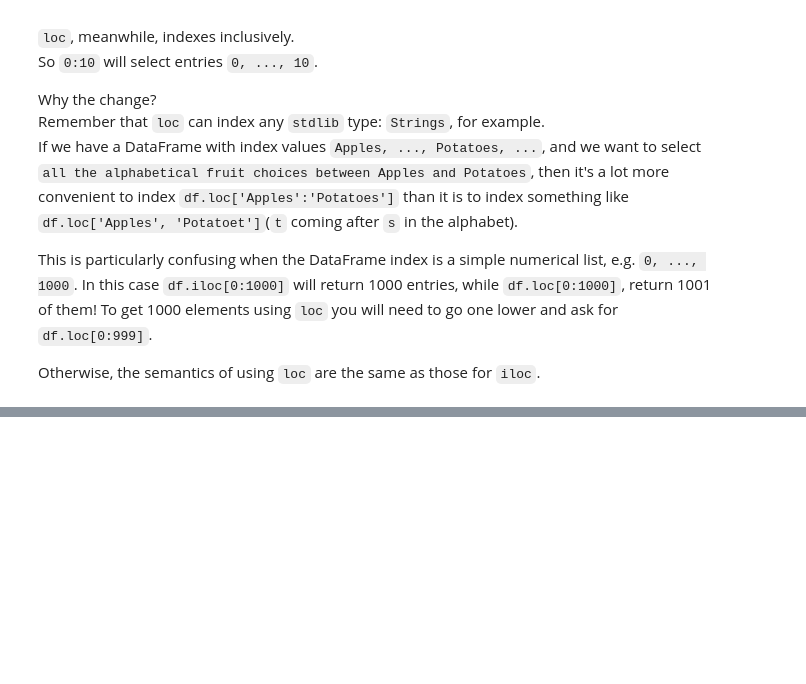
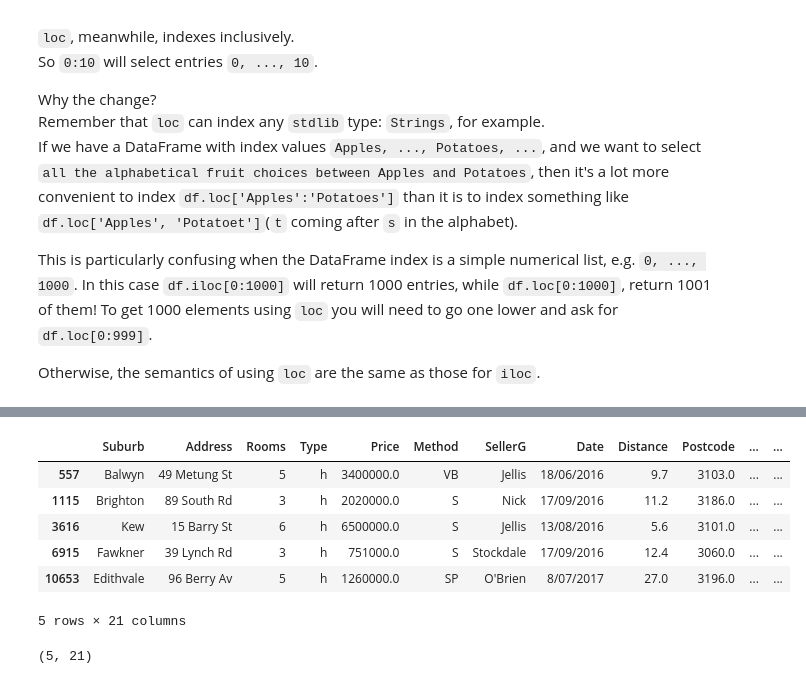
Before and after one commit to HarakaRisasi/python_code, a Jupyter notebook: introduction_to_machine_learning/pandas_micro_course/02_indexing_selecting_and_assigning.ipynb, the cells around one changed output, grey strips where cells are left out. Cells and saved outputs as stored; diff of their text form; code cells hidden in the pictures; blank space fills up the shorter version.

```diff
--- a/introduction_to_machine_learning/pandas_micro_course/02_indexing_selecting_and_assigning.ipynb
+++ b/introduction_to_machine_learning/pandas_micro_course/02_indexing_selecting_and_assigning.ipynb
@@ -194,0 +241,15 @@ Otherwise, the semantics of using `loc` are the same as those for `iloc`.
+# %%
+bathroom_filter
+# %% [output]
+|  | Suburb | Address | Rooms | Type | Price | Method | SellerG | Date | Distance | Postcode | ... | ... |
+| 557 | Balwyn | 49 Metung St | 5 | h | 3400000.0 | VB | Jellis | 18/06/2016 | 9.7 | 3103.0 | ... | ... |
+| 1115 | Brighton | 89 South Rd | 3 | h | 2020000.0 | S | Nick | 17/09/2016 | 11.2 | 3186.0 | ... | ... |
+| 3616 | Kew | 15 Barry St | 6 | h | 6500000.0 | S | Jellis | 13/08/2016 | 5.6 | 3101.0 | ... | ... |
+| 6915 | Fawkner | 39 Lynch Rd | 3 | h | 751000.0 | S | Stockdale | 17/09/2016 | 12.4 | 3060.0 | ... | ... |
+| 10653 | Edithvale | 96 Berry Av | 5 | h | 1260000.0 | SP | O'Brien | 8/07/2017 | 27.0 | 3196.0 | ... | ... |
+5 rows × 21 columns
+# %%
+mixed_filter = house_data.loc[(house_data.Price >= 3000000) & (house_data.Landsize > 2000)]
+mixed_filter.shape
+# %% [output]
+(5, 21)
```
Also changed, not shown: parts of 20 cells of this notebook.
